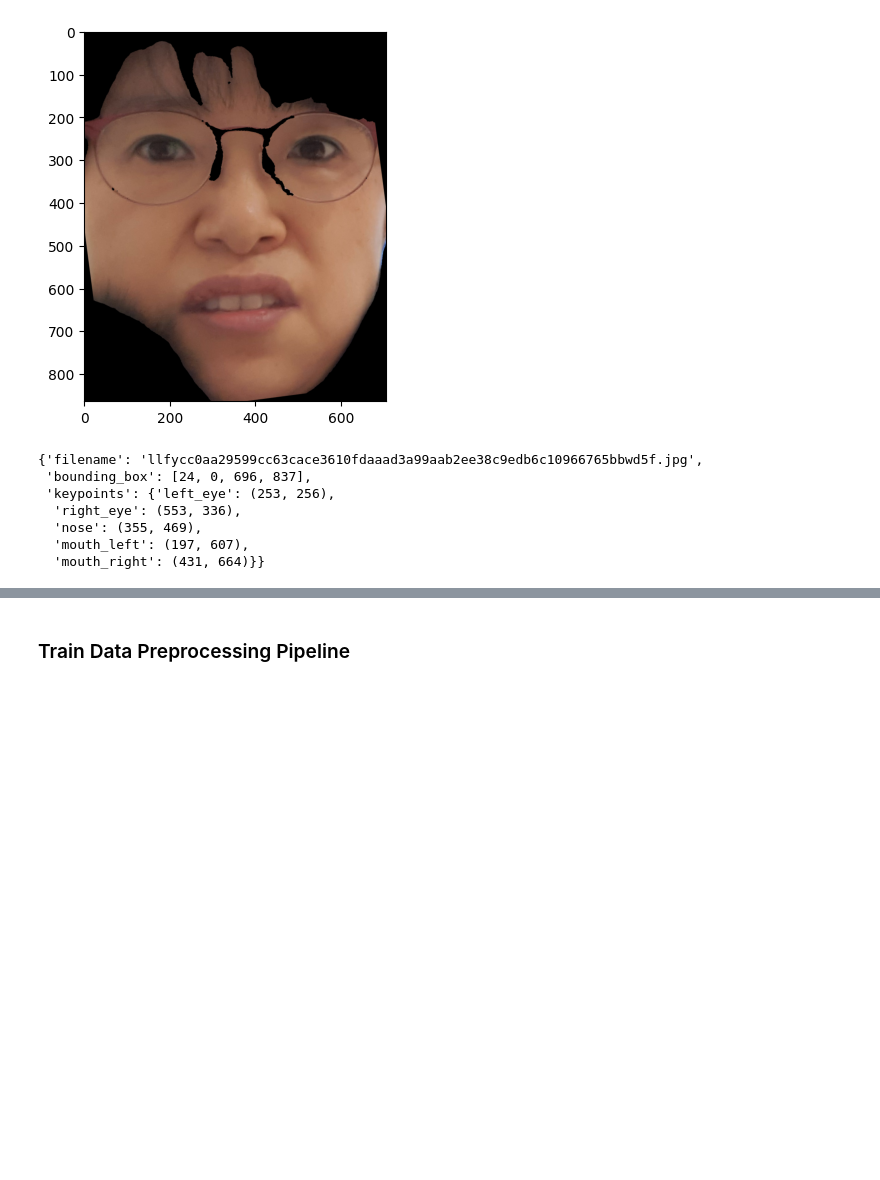
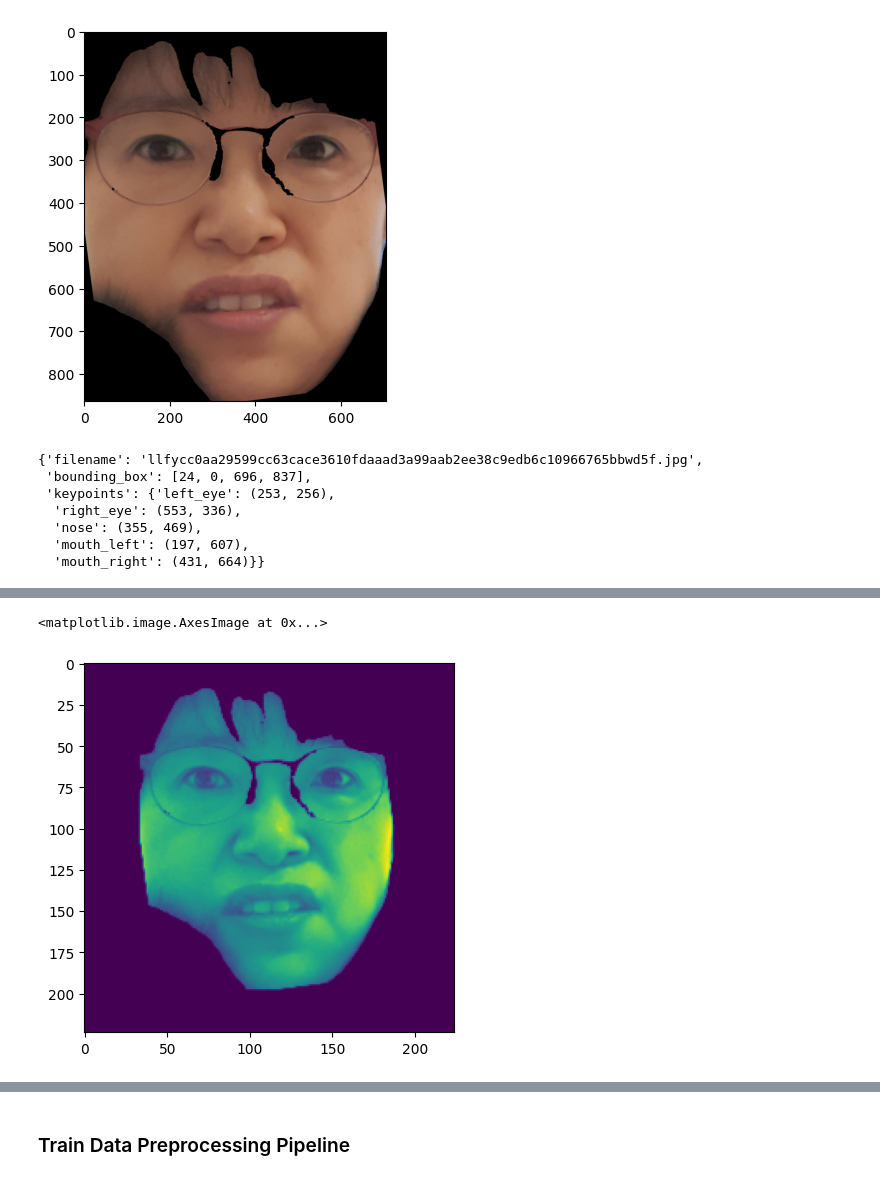
Before and after one commit to zooodung/Face_Image_Emotion_Classification, a Jupyter notebook: FP_PREPROCESSING.ipynb, the cells around one changed output, grey strips where cells are left out. Saved outputs shown, nothing was run; the diff lists cells and outputs as text; code cells hidden in the pictures; blank space fills up the shorter version.

```diff
--- a/FP_PREPROCESSING.ipynb
+++ b/FP_PREPROCESSING.ipynb
@@ -334,0 +435,5 @@ img_info
+# %%
+plt.imshow(img_grayscaled)
+# %% [output]
+<matplotlib.image.AxesImage at 0x...>
+[figure, added]
```
Also changed, not shown: parts of 31 cells of this notebook.
